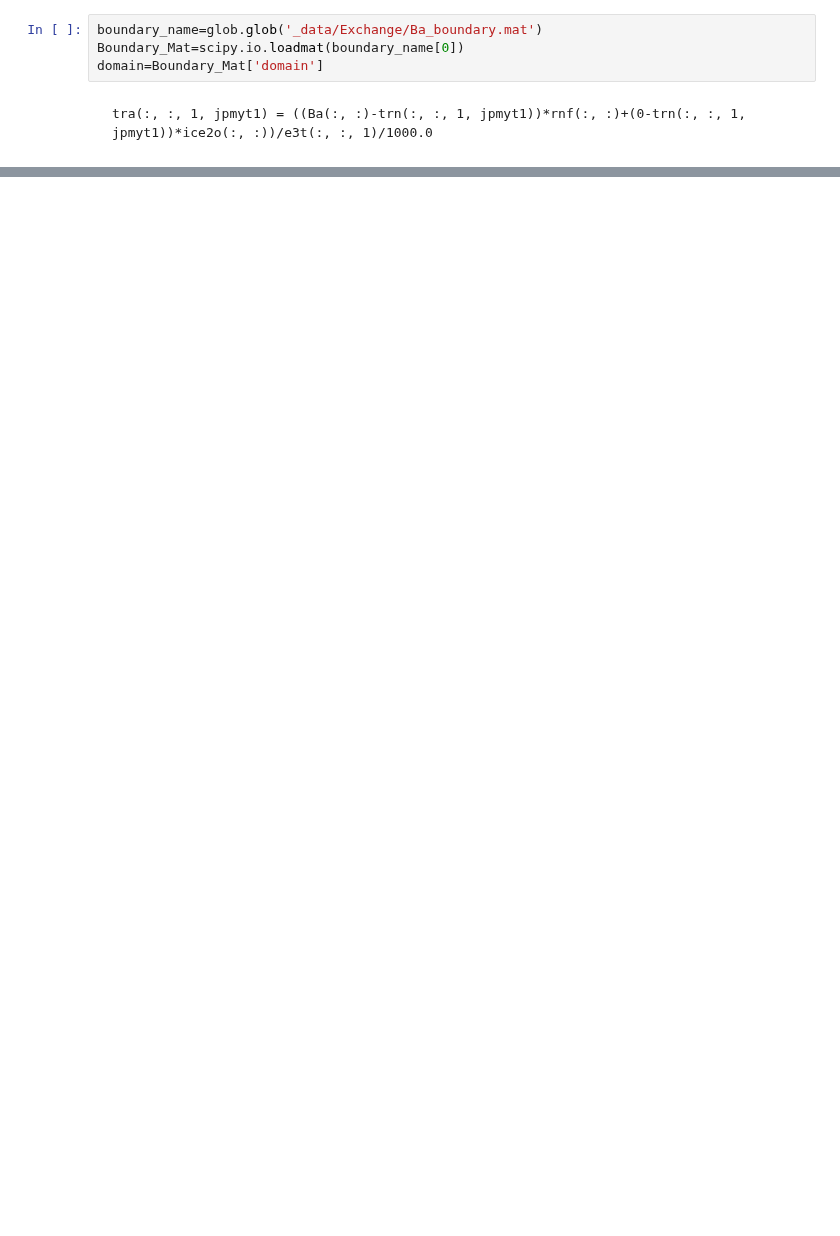
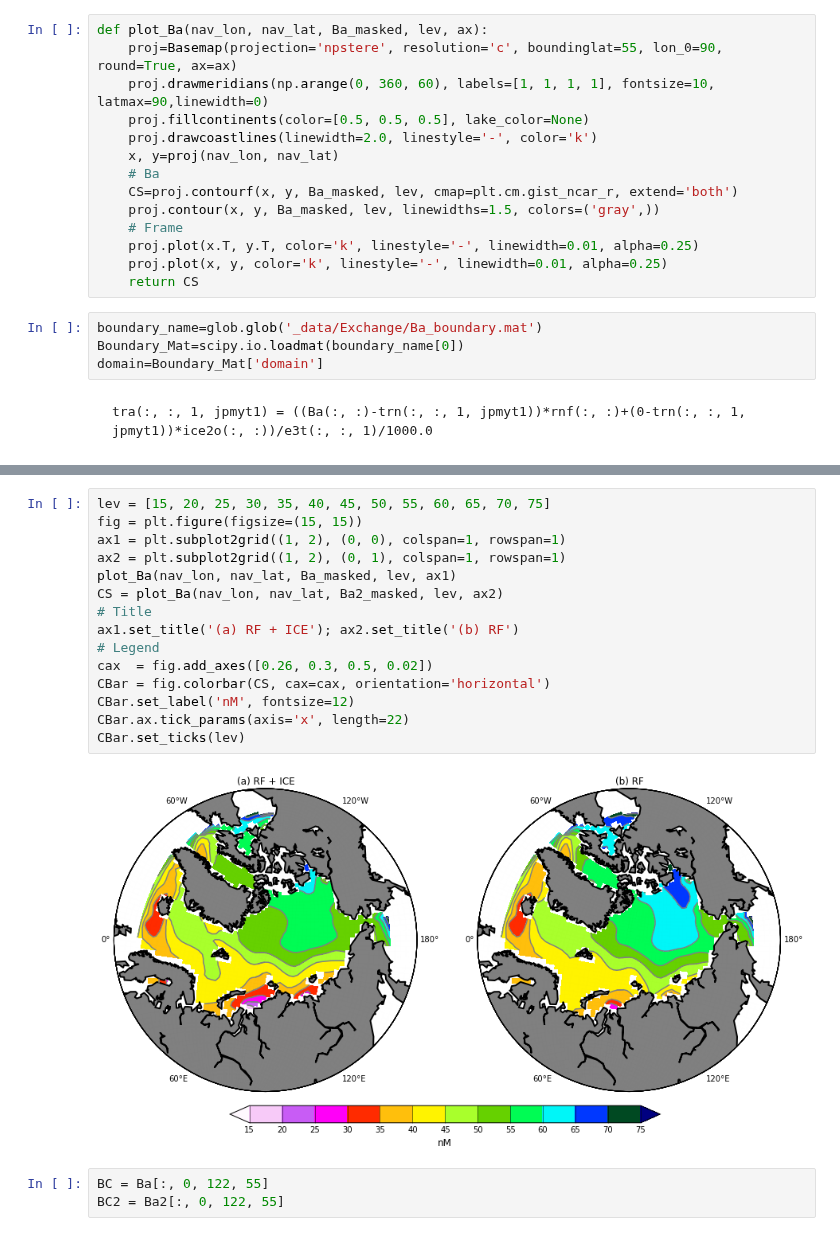
Before and after one commit to UBC-MOAD/analysis-kyle, a Jupyter notebook: notebooks/[Barium] 07 Tracer simulation results.ipynb, the cells around one changed output, grey strips where cells are left out. Cells and saved outputs as stored; diff of their text form; blank space fills up the shorter version.

```diff
--- a/notebooks/[Barium] 07 Tracer simulation results.ipynb
+++ b/notebooks/[Barium] 07 Tracer simulation results.ipynb
@@ -21,6 +21,20 @@ from mpl_toolkits.basemap import Basemap
 # %%
 RB=[0.25, 0.41, 0.88]    # Royal blue
 AM=[0.90, 0.17, 0.31]    # Amathran
+# %%
+def plot_Ba(nav_lon, nav_lat, Ba_masked, lev, ax):
+    proj=Basemap(projection='npstere', resolution='c', boundinglat=55, lon_0=90, round=True, ax=ax)
+    proj.drawmeridians(np.arange(0, 360, 60), labels=[1, 1, 1, 1], fontsize=10, latmax=90,linewidth=0)
+    proj.fillcontinents(color=[0.5, 0.5, 0.5], lake_color=None)
+    proj.drawcoastlines(linewidth=2.0, linestyle='-', color='k')
+    x, y=proj(nav_lon, nav_lat)
+    # Ba
+    CS=proj.contourf(x, y, Ba_masked, lev, cmap=plt.cm.gist_ncar_r, extend='both')
+    proj.contour(x, y, Ba_masked, lev, linewidths=1.5, colors=('gray',))
+    # Frame
+    proj.plot(x.T, y.T, color='k', linestyle='-', linewidth=0.01, alpha=0.25)
+    proj.plot(x, y, color='k', linestyle='-', linewidth=0.01, alpha=0.25)
+    return CS
 # %%
 boundary_name=glob.glob('_data/Exchange/Ba_boundary.mat')
 Boundary_Mat=scipy.io.loadmat(boundary_name[0])
@@ -71 +58,21 @@ ax.set_title("Modeled diss. Barium pattern after 45 months' run", fontsize=14, y
+# %%
+lev = [15, 20, 25, 30, 35, 40, 45, 50, 55, 60, 65, 70, 75]
+fig = plt.figure(figsize=(15, 15))
+ax1 = plt.subplot2grid((1, 2), (0, 0), colspan=1, rowspan=1)
+ax2 = plt.subplot2grid((1, 2), (0, 1), colspan=1, rowspan=1)
+plot_Ba(nav_lon, nav_lat, Ba_masked, lev, ax1)
+CS = plot_Ba(nav_lon, nav_lat, Ba2_masked, lev, ax2)
+# Title
+ax1.set_title('(a) RF + ICE'); ax2.set_title('(b) RF')
+# Legend
+cax  = fig.add_axes([0.26, 0.3, 0.5, 0.02])
+CBar = fig.colorbar(CS, cax=cax, orientation='horizontal')
+CBar.set_label('nM', fontsize=12)
+CBar.ax.tick_params(axis='x', length=22)
+CBar.set_ticks(lev)
+# %% [output]
+[figure, added]
+# %%
+BC = Ba[:, 0, 122, 55]
+BC2 = Ba2[:, 0, 122, 55]
 # %%
```
Also changed, not shown: parts of 6 cells of this notebook, 1 other file.
